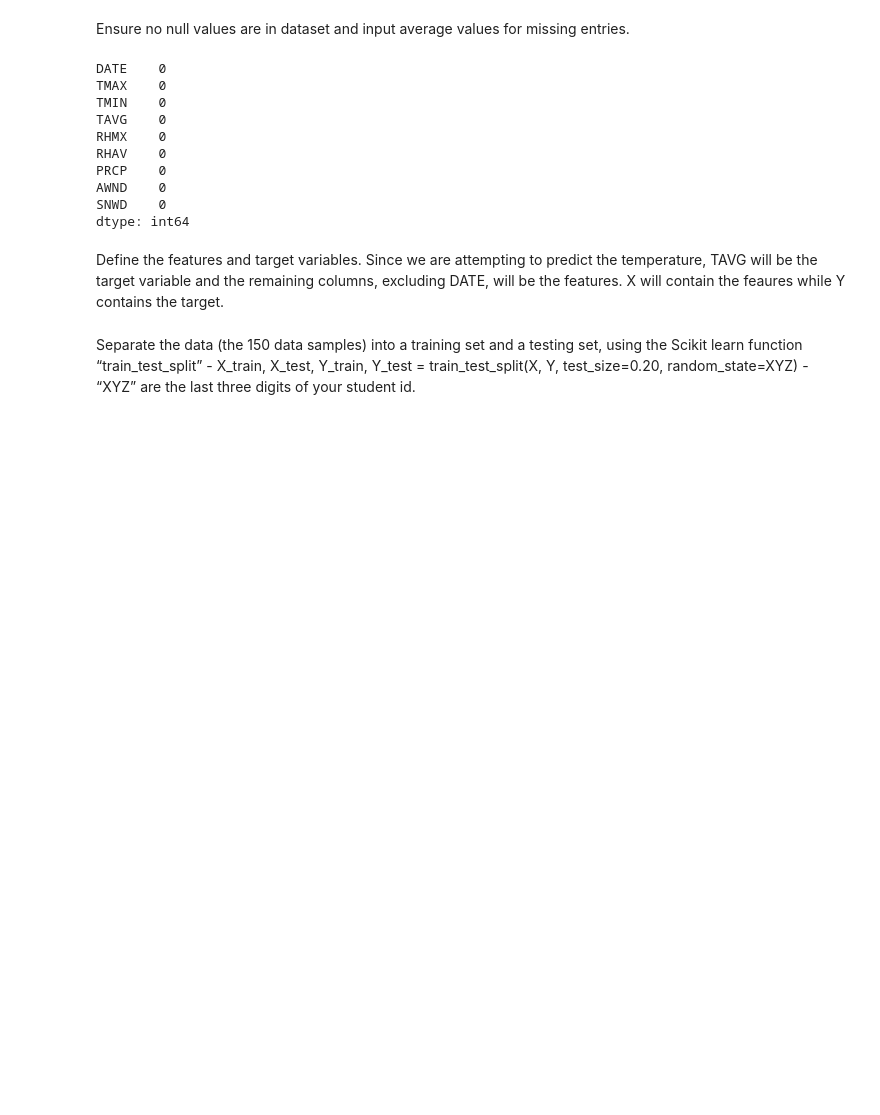
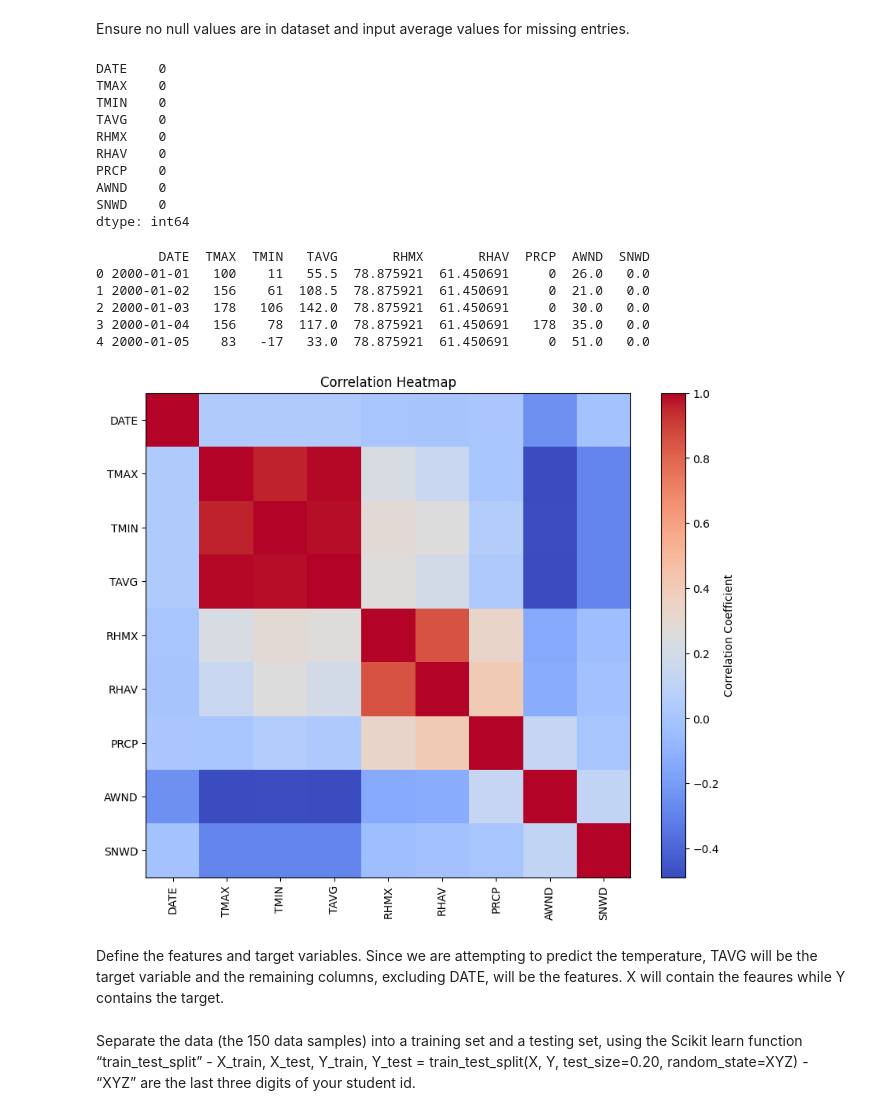
Before and after one commit to ramimt96/NCEI-Weather-Forecast-ML-Models, a Jupyter notebook: weatherforecast.ipynb, the cells around one changed output. Drawn from its saved outputs; the diff is of its cells as text; code cells hidden in the pictures; blank space fills up the shorter version.

```diff
--- a/weatherforecast.ipynb
+++ b/weatherforecast.ipynb
@@ -116,6 +116,31 @@ PRCP    0
 AWND    0
 SNWD    0
 dtype: int64
+# %%
+print(df.head())
+# %% [output]
+        DATE  TMAX  TMIN   TAVG       RHMX       RHAV  PRCP  AWND  SNWD
+0 2000-01-01   100    11   55.5  78.875921  61.450691     0  26.0   0.0
+1 2000-01-02   156    61  108.5  78.875921  61.450691     0  21.0   0.0
+2 2000-01-03   178   106  142.0  78.875921  61.450691     0  30.0   0.0
+3 2000-01-04   156    78  117.0  78.875921  61.450691   178  35.0   0.0
+4 2000-01-05    83   -17   33.0  78.875921  61.450691     0  51.0   0.0
+# %%
+import matplotlib.pyplot as plt
+
+# Calculate the correlation matrix
+corr_matrix = df.corr()
+
+# Plot the heatmap
+plt.figure(figsize=(10, 8))
+plt.imshow(corr_matrix, cmap='coolwarm', interpolation='nearest')
+plt.colorbar(label='Correlation Coefficient')
+plt.title('Correlation Heatmap')
+plt.xticks(range(len(corr_matrix)), corr_matrix.columns, rotation=90)
+plt.yticks(range(len(corr_matrix)), corr_matrix.columns)
+plt.show()
+# %% [output]
+[figure, added]
 # %% [markdown]
 Define the features and target variables. Since we are attempting to predict the temperature, TAVG will be the target variable and the remaining columns, excluding DATE, will be the features. X will contain the feaures while Y contains the target.
 # %% [markdown]
```
Also changed, not shown: parts of 15 cells of this notebook.
